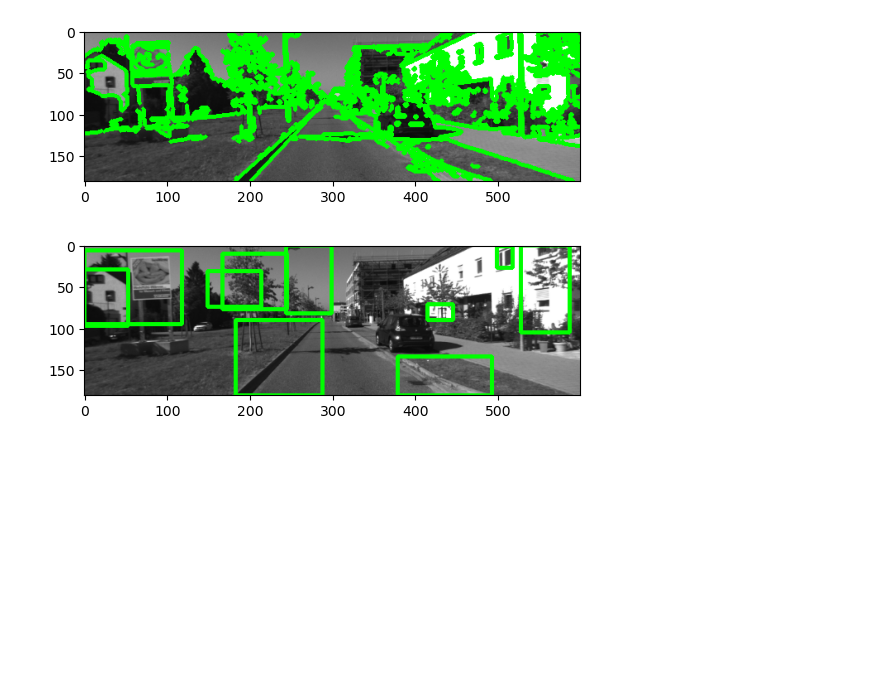
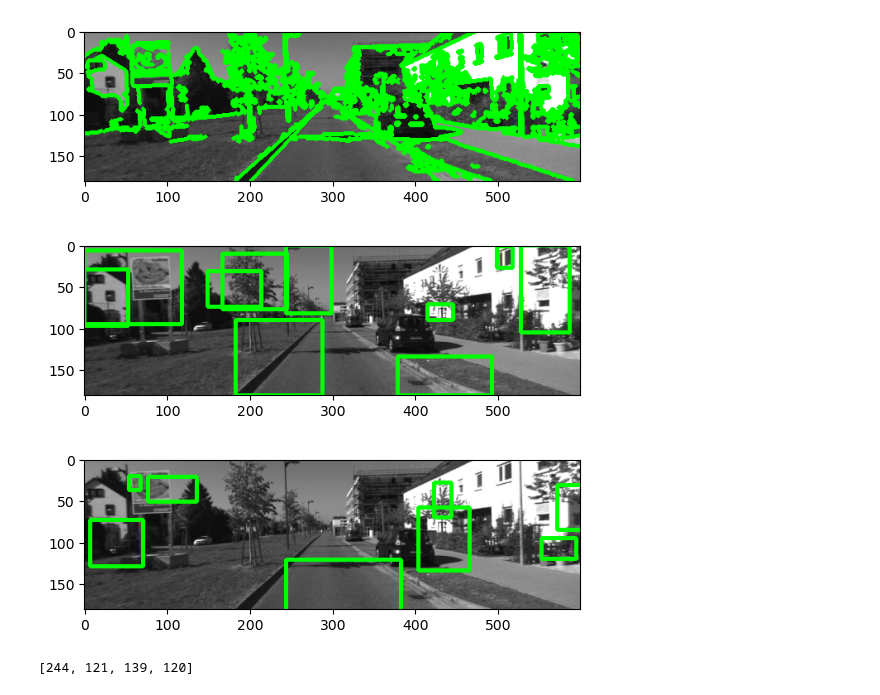
Before and after one commit to hang-yin/RoI-bounded-Visual-Odometry, a Jupyter notebook: experiment/roi.ipynb, the cells around one changed output. Drawn from its saved outputs; the diff is of its cells as text; code cells hidden in the pictures; blank space fills up the shorter version.

Commit message:
working on integrating roi into vo pipeline

```diff
--- a/experiment/roi.ipynb
+++ b/experiment/roi.ipynb
@@ -93,3 +93,44 @@ plt.imshow(img1_rois)
 plt.show()
 # %% [output]
 [figure]
+# %%
+# package the above code into a class
+class ROI:
+    def __init__(self, max_dimension=800, roi_threshold_low=100, roi_threshold_high=500, canny_low=100, canny_high=200) -> None:
+        self.rois = []
+        self.max_dimension = max_dimension
+        self.roi_threshold_low = roi_threshold_low
+        self.roi_threshold_high = roi_threshold_high
+        self.canny_low = canny_low
+        self.canny_high = canny_high
+
+    def get_rois(self, img):
+        max_dimension = max(img.shape)
+        scale = self.max_dimension / max_dimension
+        my_img = cv2.resize(img, None, fx=scale, fy=scale)
+        edges = cv2.Canny(my_img, self.canny_low, self.canny_high)
+        contours, _ = cv2.findContours(edges, cv2.RETR_EXTERNAL, cv2.CHAIN_APPROX_SIMPLE)
+        rois = []
+        for contour in contours:
+            # filter contours by area
+            area = cv2.contourArea(contour)
+            if area > self.roi_threshold_low and area < self.roi_threshold_high:
+                x, y, w, h = cv2.boundingRect(contour)
+                rois.append([x, y, w, h])
+        return rois
+# %%
+# test the class
+roi = ROI()
+rois = roi.get_rois(img1)
+img1_rois = img1.copy()
+for roi in rois:
+    x, y, w, h = roi
+    cv2.rectangle(img1_rois, (x, y), (x + w, y + h), (0, 255, 0), 3)
+plt.imshow(img1_rois)
+plt.show()
+# %% [output]
+[figure, added]
+# %%
+rois[0]
+# %% [output]
+[244, 121, 139, 120]
```
Also changed, not shown: 1 other file.
